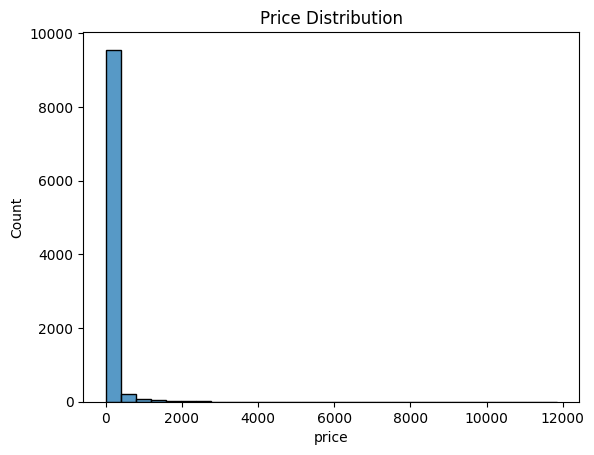
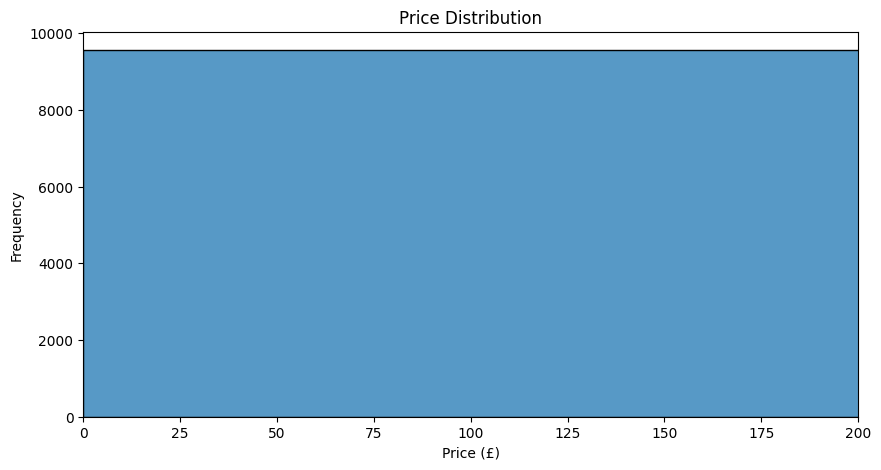
The change to this notebook cell's code, shown as a diff; its figure went from the first image to the second:
--- before
+++ after
@@ -1,7 +1,11 @@
-sample_prices = df['price'].sample(10000)
+plt.figure(figsize=(10,5))
 
 sns.histplot(sample_prices, bins=30)
 
 plt.title("Price Distribution")
+plt.xlabel("Price (£)")
+plt.ylabel("Frequency")
+
+plt.xlim(0, 200)
 
 plt.show()

Commit: Update ejercicio.ipynb